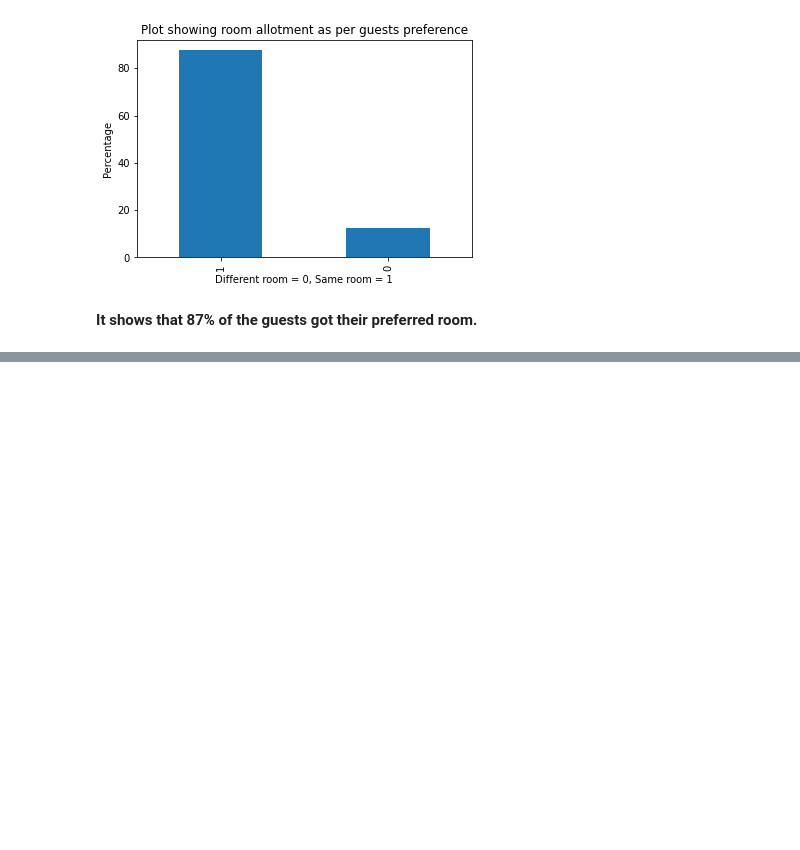
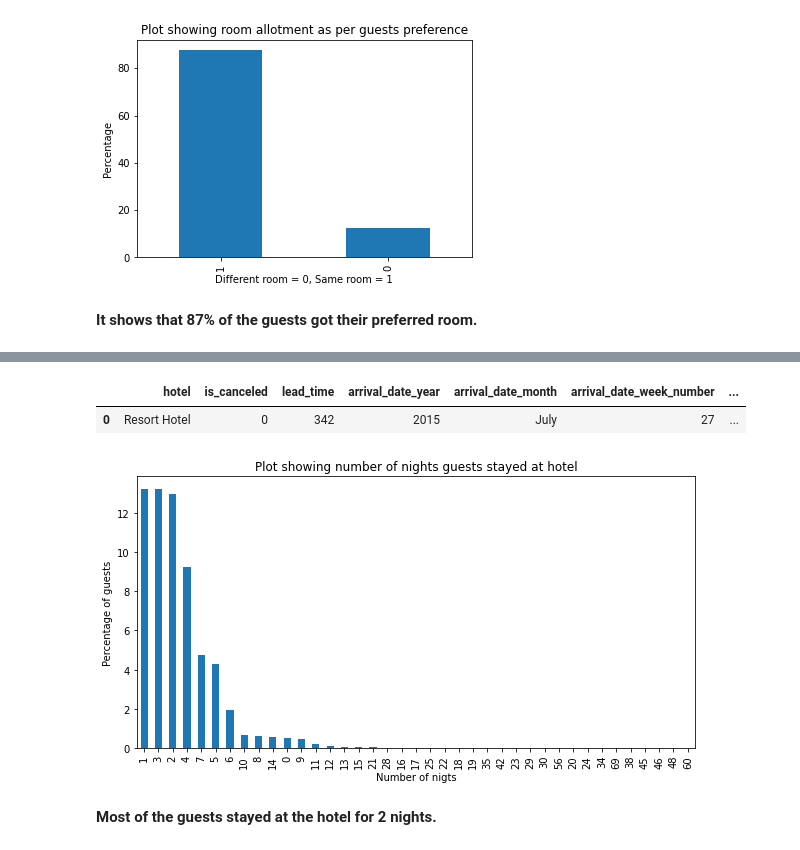
Before and after one commit to Aakash1095/EDA-capstone-project, a Jupyter notebook: Hotel_Booking_Analysis_Capstone_Project.ipynb, the cells around one changed output, grey strips where cells are left out. Drawn from its saved outputs; the diff is of its cells as text; code cells hidden in the pictures; blank space fills up the shorter version.

```diff
--- a/Hotel_Booking_Analysis_Capstone_Project.ipynb
+++ b/Hotel_Booking_Analysis_Capstone_Project.ipynb
@@ -258,0 +263,5 @@ plt.rcParams['figure.figsize'] = (10, 5)
+# %%
+# It shows what prcentage of guests stayed for how many nights
+
+percentage_total_nights_stayed = df_hotel[df_hotel['is_canceled']==0]['total_nights'].value_counts()/len(df_hotel['is_canceled'])*100
+percentage_total_nights_stayed
@@ -258,0 +286,19 @@ plt.rcParams['figure.figsize'] = (10, 5)
+# %%
+df_hotel.head(1)
+# %% [output]
+|  | hotel | is_canceled | lead_time | arrival_date_year | arrival_date_month | arrival_date_week_number | ... |
+| 0 | Resort Hotel | 0 | 342 | 2015 | July | 27 | ... |
+# %%
+# Creating the Bar plot for  showing number of nights guests stayed at hotel
+
+percentage_total_nights_stayed.plot(kind='bar')
+
+plt.title('Plot showing number of nights guests stayed at hotel')
+plt.ylabel('Percentage of guests')
+plt.xlabel('Number of nigts')
+
+plt.rcParams['figure.figsize'] = (10, 5)
+# %% [output]
+[figure, added]
+# %% [markdown]
+**Most of the guests stayed at the hotel for 2 nights.**
```
Also changed, not shown: parts of 2 cells of this notebook.
